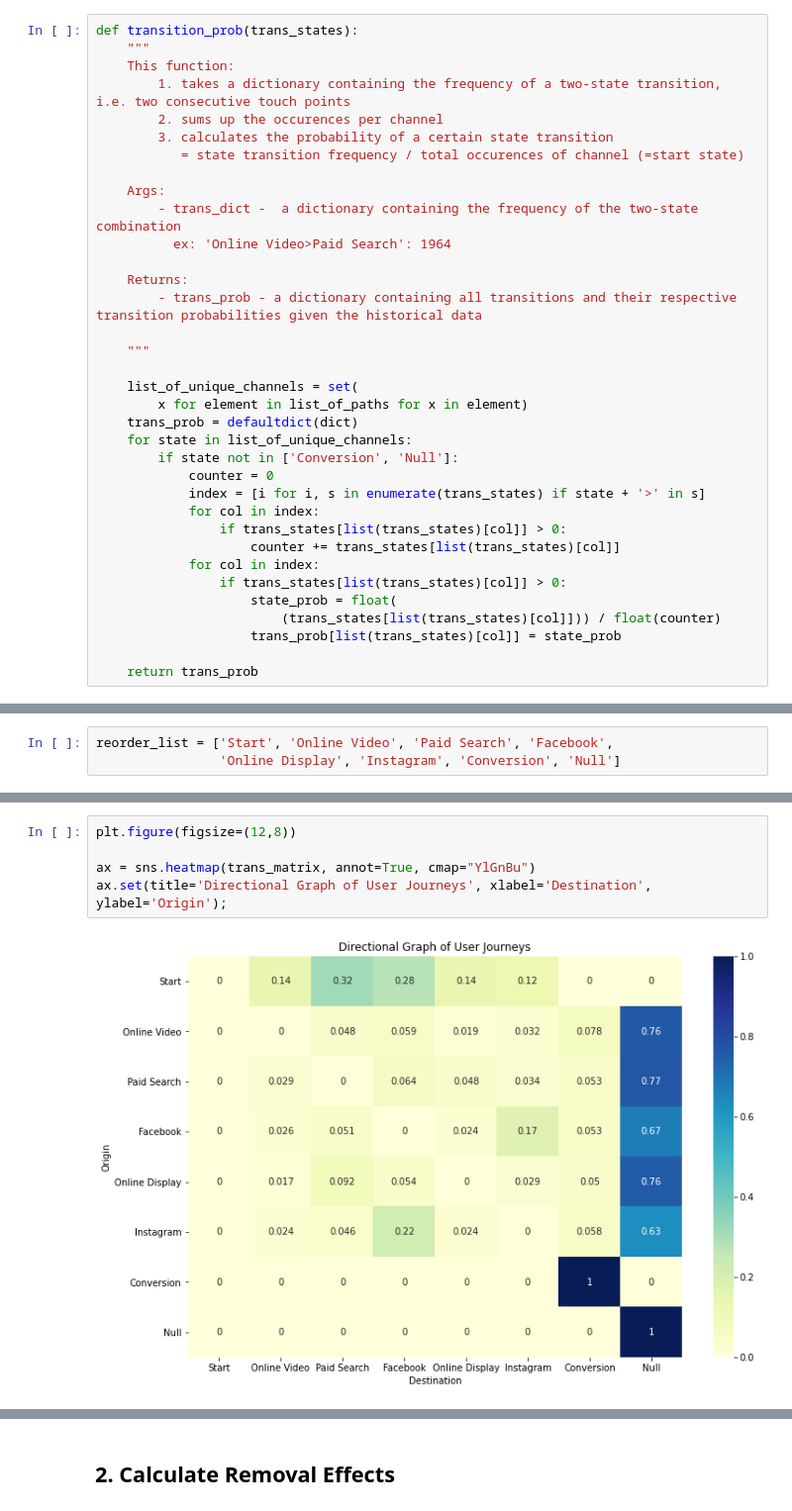
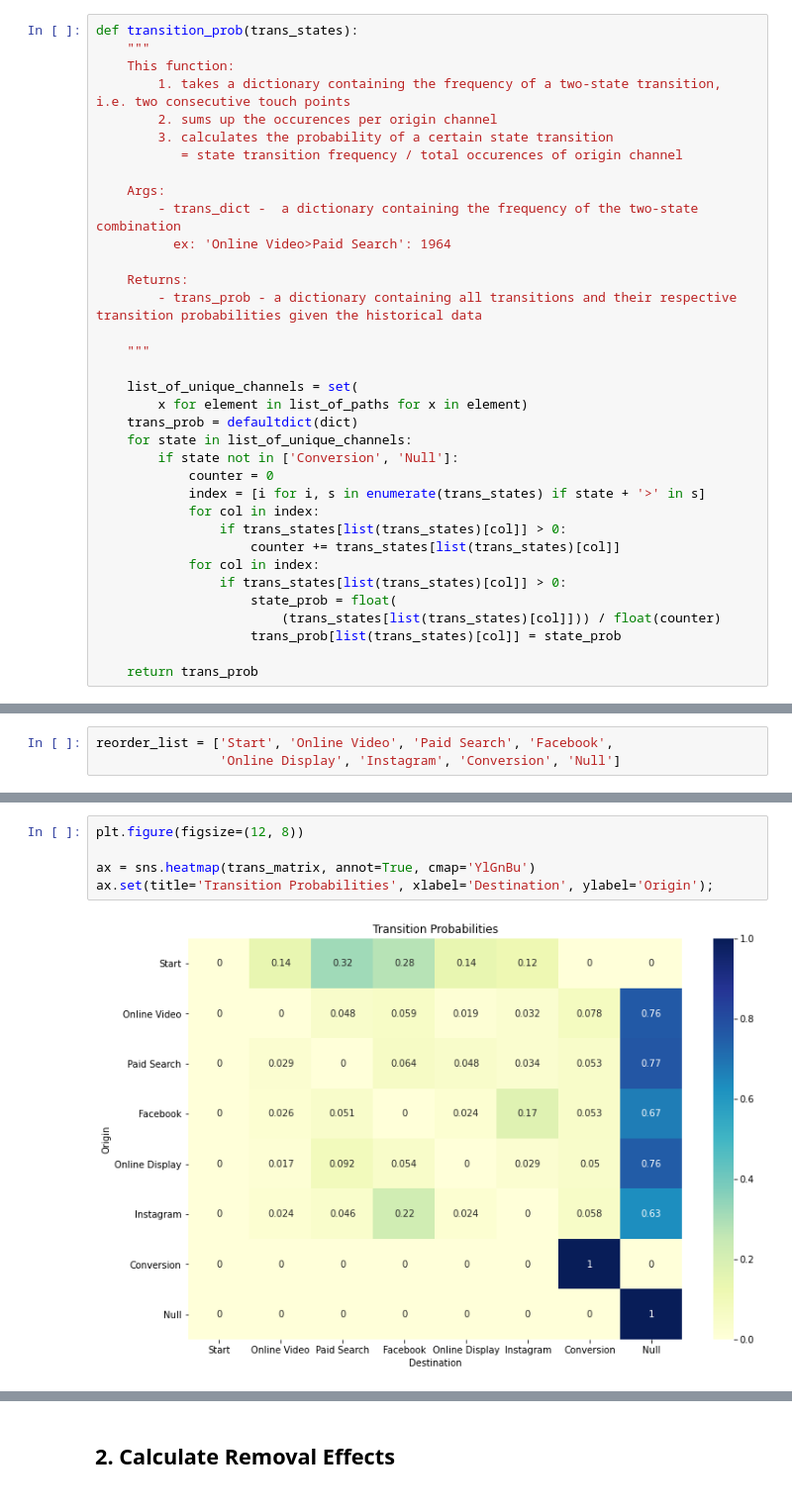
Before and after one commit to Iskriyana/attribution-markov-chains, a Jupyter notebook: Attribution_Markov_Chain.ipynb, the cells around one changed output, grey strips where cells are left out. Shown at 99% size. Cells and saved outputs as stored; diff of their text form.

```diff
--- a/Attribution_Markov_Chain.ipynb
+++ b/Attribution_Markov_Chain.ipynb
@@ -213,9 +220,9 @@ def transition_prob(trans_states):
     """
     This function:
         1. takes a dictionary containing the frequency of a two-state transition, i.e. two consecutive touch points
-        2. sums up the occurences per channel
+        2. sums up the occurences per origin channel
         3. calculates the probability of a certain state transition
-           = state transition frequency / total occurences of channel (=start state)
+           = state transition frequency / total occurences of origin channel
 
     Args:
         - trans_dict -  a dictionary containing the frequency of the two-state combination
@@ -326,7 +335,7 @@ trans_matrix
 # %%
-plt.figure(figsize=(12,8))
+plt.figure(figsize=(12, 8))
 
-ax = sns.heatmap(trans_matrix, annot=True, cmap="YlGnBu")
-ax.set(title='Directional Graph of User Journeys', xlabel='Destination', ylabel='Origin');
+ax = sns.heatmap(trans_matrix, annot=True, cmap='YlGnBu')
+ax.set(title='Transition Probabilities', xlabel='Destination', ylabel='Origin');
 # %% [output]
-[figure, old version]
+[figure, new version]
```
Also changed, not shown: parts of 25 cells of this notebook, 3 other files.
